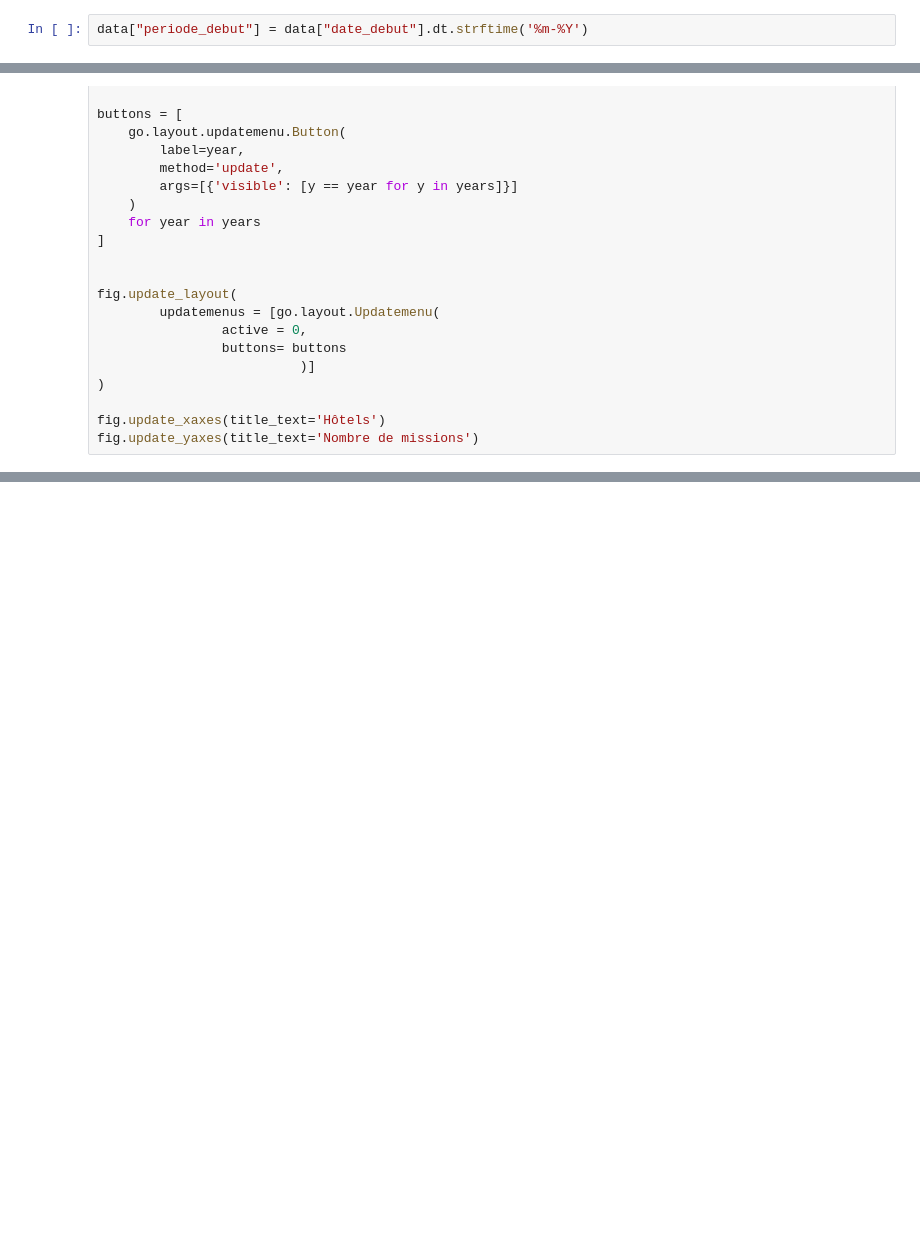
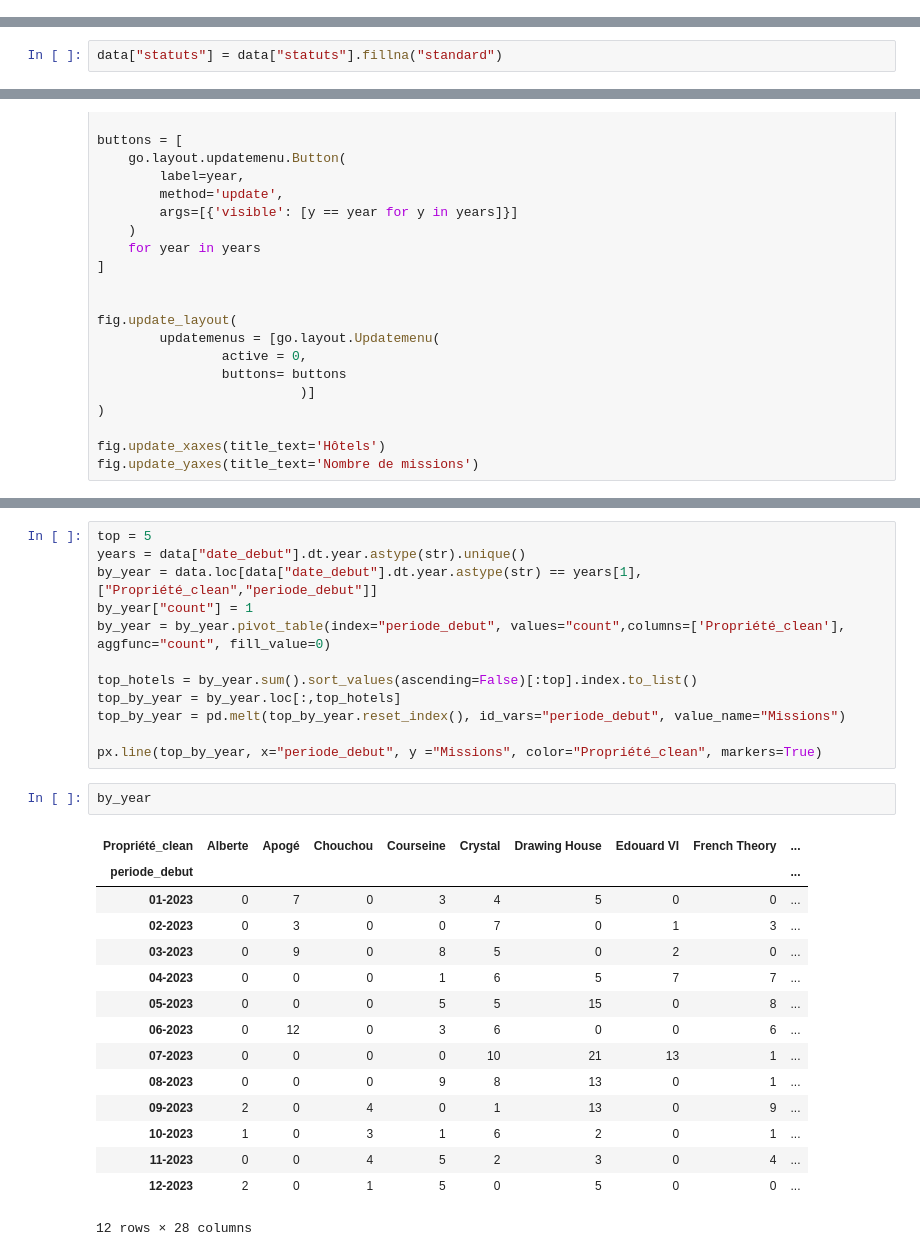
Before and after one commit to adrienB134/Qualiextra, a Jupyter notebook: support_nico.ipynb, the cells around one changed output, grey strips where cells are left out. Saved outputs shown, nothing was run; the diff lists cells and outputs as text; blank space fills up the shorter version.

```diff
--- a/support_nico.ipynb
+++ b/support_nico.ipynb
@@ -179,5 +179,3 @@ fig.update_yaxes(title_text='Nombre de missions')
 
 
 fig.show()
-# %%
-data["periode_debut"] = data["date_debut"].dt.strftime('%m-%Y')
@@ -199,0 +189,2 @@ df.iloc[0:top,:]
+# %%
+data["statuts"] = data["statuts"].fillna("standard")
@@ -294,0 +401,30 @@ fig.update_yaxes(title_text='Nombre de missions')
+# %%
+top = 5
+years = data["date_debut"].dt.year.astype(str).unique()
+by_year = data.loc[data["date_debut"].dt.year.astype(str) == years[1], ["Propriété_clean","periode_debut"]]
+by_year["count"] = 1
+by_year = by_year.pivot_table(index="periode_debut", values="count",columns=['Propriété_clean'], aggfunc="count", fill_value=0)
+
+top_hotels = by_year.sum().sort_values(ascending=False)[:top].index.to_list()
+top_by_year = by_year.loc[:,top_hotels]
+top_by_year = pd.melt(top_by_year.reset_index(), id_vars="periode_debut", value_name="Missions")
+
+px.line(top_by_year, x="periode_debut", y ="Missions", color="Propriété_clean", markers=True)
+# %%
+by_year
+# %% [output]
+| Propriété_clean | Alberte | Apogé | Chouchou | Courseine | Crystal | Drawing House | Edouard VI | French Theory | ... |
+| periode_debut |  |  |  |  |  |  |  |  | ... |
+| 01-2023 | 0 | 7 | 0 | 3 | 4 | 5 | 0 | 0 | ... |
+| 02-2023 | 0 | 3 | 0 | 0 | 7 | 0 | 1 | 3 | ... |
+| 03-2023 | 0 | 9 | 0 | 8 | 5 | 0 | 2 | 0 | ... |
+| 04-2023 | 0 | 0 | 0 | 1 | 6 | 5 | 7 | 7 | ... |
+| 05-2023 | 0 | 0 | 0 | 5 | 5 | 15 | 0 | 8 | ... |
+| 06-2023 | 0 | 12 | 0 | 3 | 6 | 0 | 0 | 6 | ... |
+| 07-2023 | 0 | 0 | 0 | 0 | 10 | 21 | 13 | 1 | ... |
+| 08-2023 | 0 | 0 | 0 | 9 | 8 | 13 | 0 | 1 | ... |
+| 09-2023 | 2 | 0 | 4 | 0 | 1 | 13 | 0 | 9 | ... |
+| 10-2023 | 1 | 0 | 3 | 1 | 6 | 2 | 0 | 1 | ... |
+| 11-2023 | 0 | 0 | 4 | 5 | 2 | 3 | 0 | 4 | ... |
+| 12-2023 | 2 | 0 | 1 | 5 | 0 | 5 | 0 | 0 | ... |
+12 rows × 28 columns
```
Also changed, not shown: parts of 14 cells of this notebook, 1 other file.
